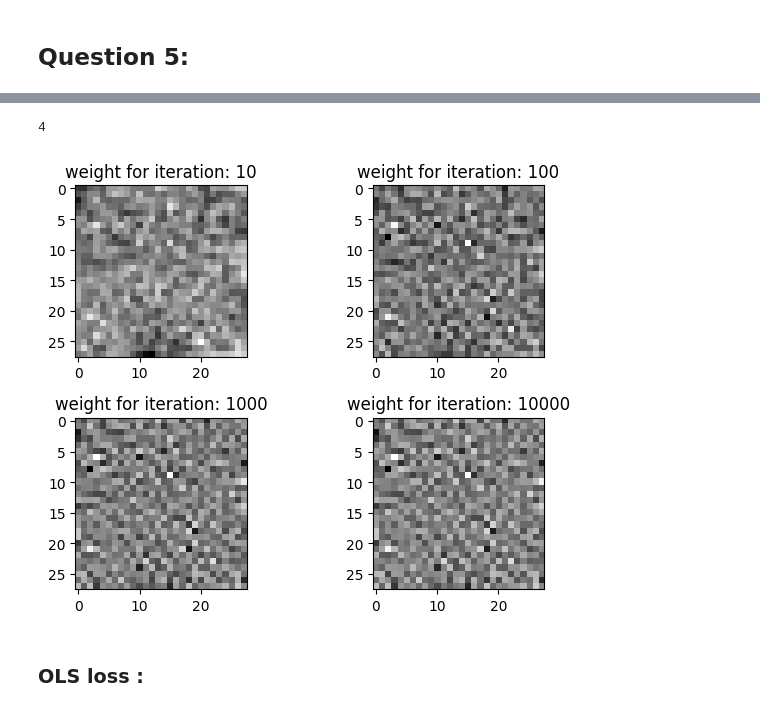
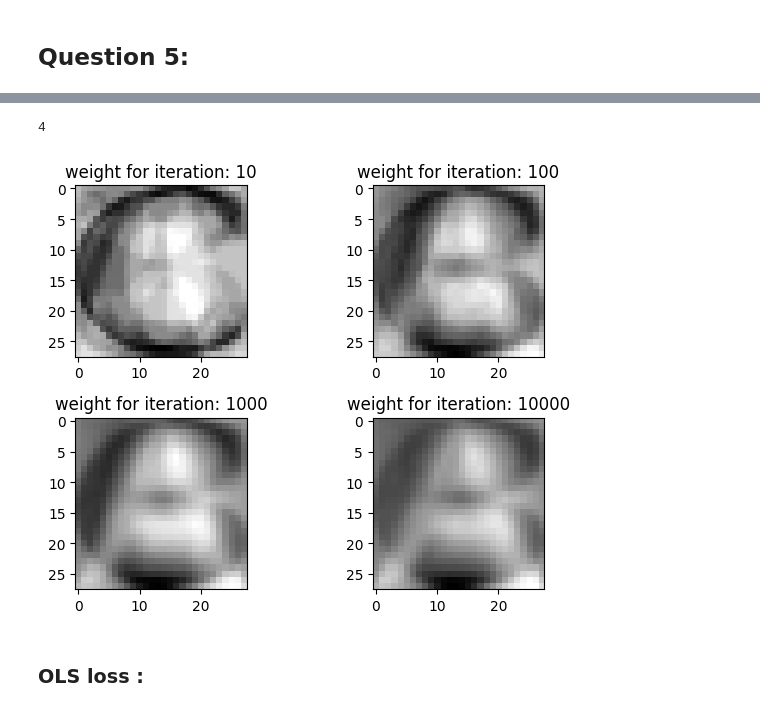
Before and after one commit to ahouzio/Kernel_Learning, a Jupyter notebook: main.ipynb, the cells around one changed output, grey strips where cells are left out. Drawn from its saved outputs; the diff is of its cells as text; code cells hidden in the pictures.

```diff
--- a/main.ipynb
+++ b/main.ipynb
@@ -16,7 +16,6 @@ for file in glob.glob("data/train/A/*.png"):
     train_A.append((cv2.imread(file,cv2.IMREAD_GRAYSCALE)).reshape(-1,1)/255)
 for file in glob.glob("data/train/B/*.png"):
     train_B.append(cv2.imread(file,cv2.IMREAD_GRAYSCALE).reshape(-1,1)/255)
-    test_B.append(cv2.imread(file,cv2.IMREAD_GRAYSCALE).reshape(-1,1)/255)
 for file in glob.glob("data/train/C/*.png"):
     train_C.append(cv2.imread(file,cv2.IMREAD_GRAYSCALE).reshape(-1,1)/255)
 
@@ -117,11 +116,11 @@ def logistic_loss(X, Y, w):
     return float(loss/len(X))
  # define OLS loss gradient
 def OLS_loss_gradient(X_i, Y_i, w):
-    return -2*(Y_i-X_i.dot(w))*X_i
+    return -2*(Y_i-np.dot(w.T,X_i))*X_i
 def OLS_loss(X, Y, w):
     loss = 0
     for i in range(len(X)):
-        loss += (Y[i]-X[i].dot(w))**2
+        loss += (Y[i]-np.dot(w.T,X[i]))**2
     return float(loss/len(X))
 # define 0-1 loss gradient
 def zero_one_loss_gradient(X_i, Y_i, w):
@@ -131,5 +130,15 @@ def zero_one_loss(X, Y, w):
     for i in range(len(X)):
         loss += 1 if Y[i]*np.dot(w.T,X[i]) <= 0 else 0
     return float(loss/len(X))
+# define perceptron loss gradient
+def perceptron_weight_gradient(X_i, Y_i, w,b):
+    return -Y_i*X_i if Y_i*(np.dot(w.T,X_i)+b) <= 0 else 0
+def perceptron_bias_gradient(X_i, Y_i, w,b):
+    return -Y_i if Y_i*(np.dot(w.T,X_i)+b) <= 0 else 0
+def perceptron_loss(X, Y, w,b):
+    loss = 0
+    for i in range(len(X)):
+        loss += 1 if Y[i]*(np.dot(w.T,X[i])+b) < 0 else 0
+    return float(loss/len(X))
 # %%
 # import shuffle function
@@ -180,30 +185,30 @@ fig.tight_layout()
 # %%
-step_size = 0.01
+step_size = 0.0001
 nbr_of_iterations = 10000
 set_iterations = [10,100,1000,10000]
 weights = []
 w = np.zeros_like(X_train[0])
 train_error = []
 test_error = []
 
 for i in tqdm(range(1,nbr_of_iterations+1)) :
-    X_shuffled, Y_shuffled = shuffle(X_train, Y_train)
+    #choose random sample from X_train and Y_train
+    index = np.random.randint(0,len(X_train))
     # update weight using SGD
-    for j in range(len(X_train)):
-        w = w - step_size*zero_one_loss_gradient(X_shuffled[j], Y_shuffled[j], w)
+    w = w - step_size*logistic_loss_gradient(X_train[index], Y_train[index], w)
     if i in set_iterations:
         weights.append(w)
 print(len(weights))
 # plot the 4 weights as images in 2*2 grid
 fig, axs = plt.subplots(2, 2)
 for i in range(2):
     for j in range(2):
         axs[i,j].imshow(weights[i*2+j].reshape(28,28), cmap='gray')
         axs[i,j].set_title("weight for iteration: " + str(set_iterations[i*2+j]))
 fig.tight_layout()
 # %% [output]
 4
-[figure, old version]
+[figure, new version]
 # %% [markdown]
 ### OLS loss :
 # %%
```
Also changed, not shown: parts of 18 cells of this notebook, 7 other files.
